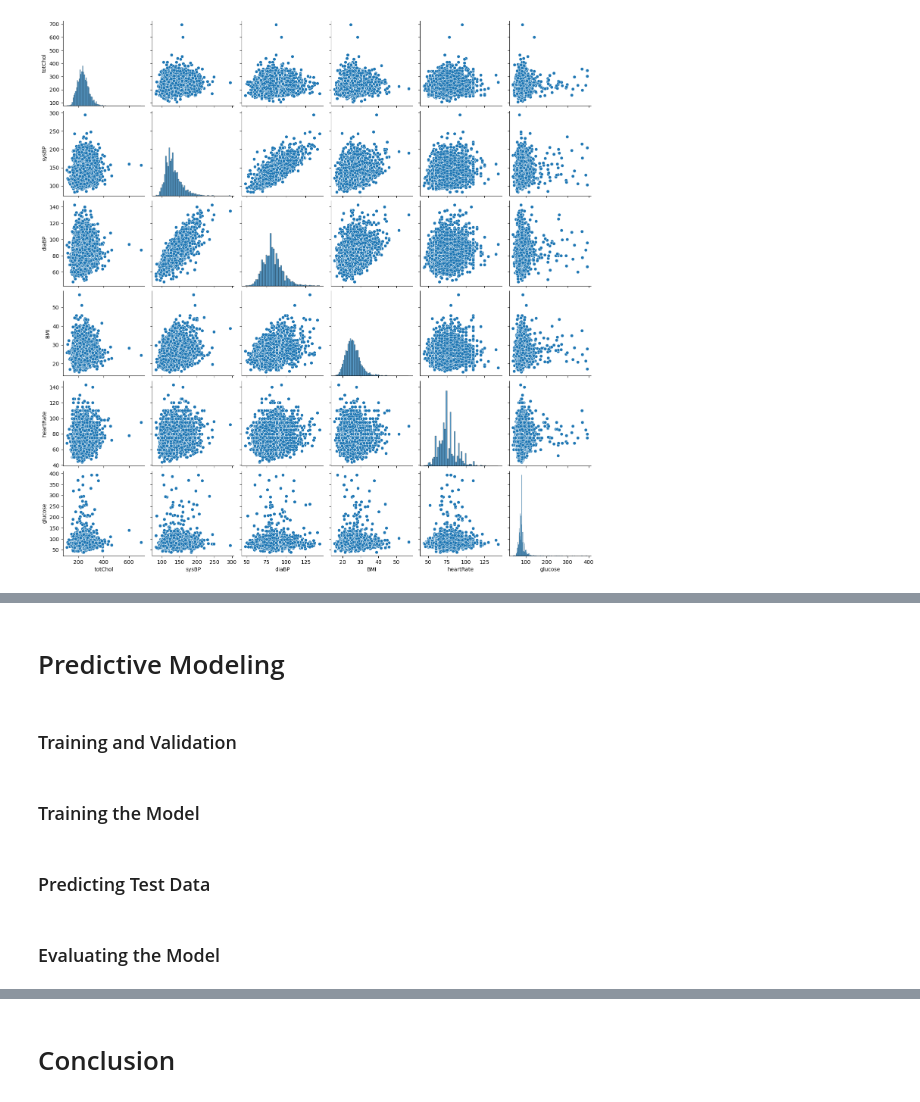
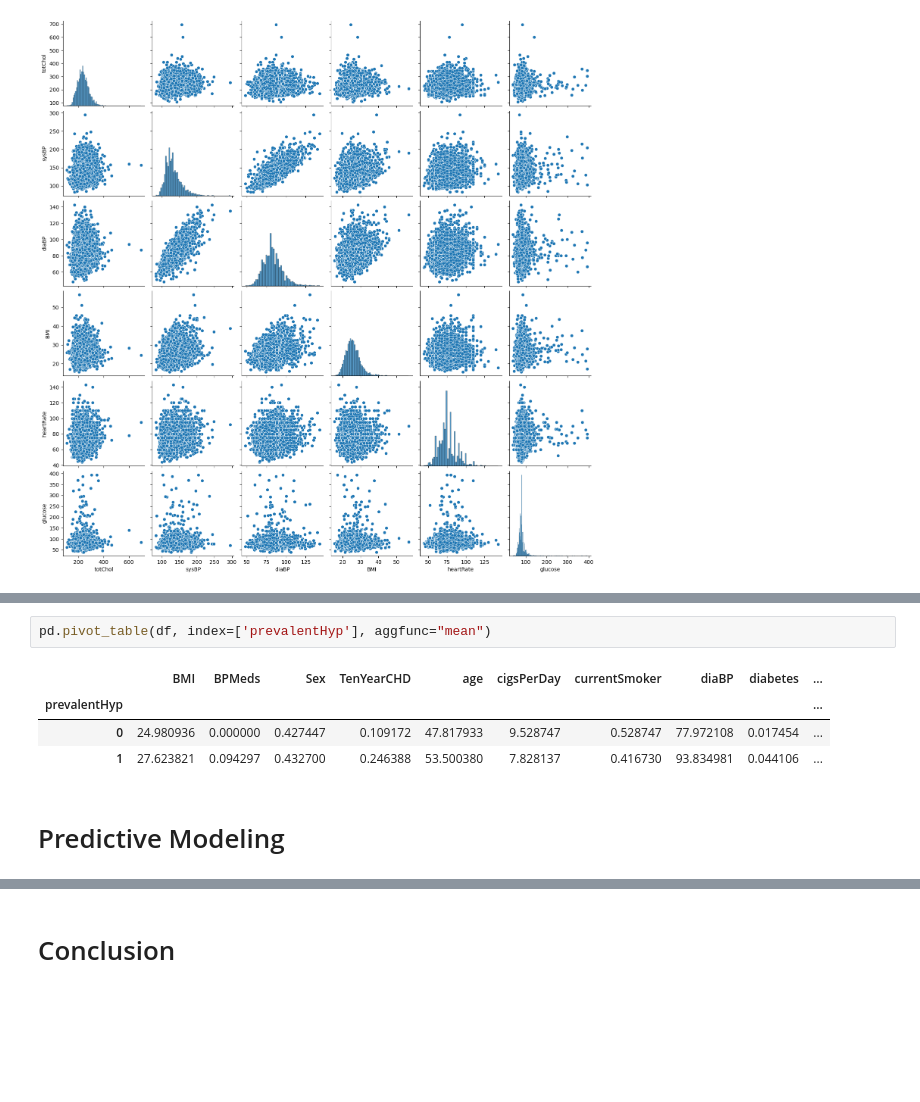
Before and after one commit to nawafalhu/HEART-DISEASE-PREDICTION, a Jupyter notebook: Heart-Disease.ipynb, the cells around one changed output, grey strips where cells are left out. Saved outputs shown, nothing was run; the diff lists cells and outputs as text; blank space fills up the shorter version.

```diff
--- a/Heart-Disease.ipynb
+++ b/Heart-Disease.ipynb
@@ -377,11 +377,10 @@ sns.scatterplot(data=df, x='sysBP', y='diaBP', hue="TenYearCHD");
+# %%
+pd.pivot_table(df, index=['prevalentHyp'], aggfunc="mean")
+# %% [output]
+|  | BMI | BPMeds | Sex | TenYearCHD | age | cigsPerDay | currentSmoker | diaBP | diabetes | ... |
+| prevalentHyp |  |  |  |  |  |  |  |  |  | ... |
+| 0 | 24.980936 | 0.000000 | 0.427447 | 0.109172 | 47.817933 | 9.528747 | 0.528747 | 77.972108 | 0.017454 | ... |
+| 1 | 27.623821 | 0.094297 | 0.432700 | 0.246388 | 53.500380 | 7.828137 | 0.416730 | 93.834981 | 0.044106 | ... |
 # %% [markdown]
 <a id='Predictive'></a>
 # Predictive Modeling
-# %% [markdown]
-### Training and Validation
-# %% [markdown]
-### Training the Model
-# %% [markdown]
-### Predicting Test Data
-# %% [markdown]
-### Evaluating the Model
```
Also changed, not shown: parts of 33 cells of this notebook.
